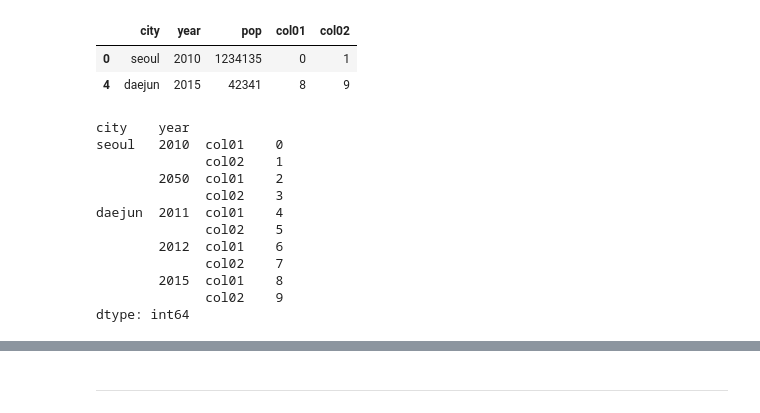
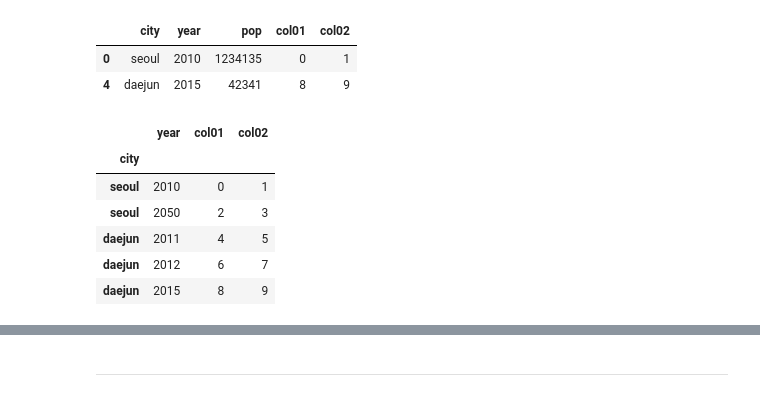
Before and after one commit to tommylee8939/TIL, a Jupyter notebook: Python/Python_data_science/pd_04.ipynb, the cells around one changed output, grey strips where cells are left out. Saved outputs shown, nothing was run; the diff lists cells and outputs as text; code cells hidden in the pictures.

```diff
--- a/Python/Python_data_science/pd_04.ipynb
+++ b/Python/Python_data_science/pd_04.ipynb
@@ -483,19 +483,14 @@ pd.merge(pop01_df,pop02_df,right_index=True,left_on=['city','year'])
 |  | city | year | pop | col01 | col02 |
 | 0 | seoul | 2010 | 1234135 | 0 | 1 |
 | 4 | daejun | 2015 | 42341 | 8 | 9 |
-# %%
-pop02_df.stack()
-# %% [output]
-city    year
-seoul   2010  col01    0
-              col02    1
-        2050  col01    2
-              col02    3
-daejun  2011  col01    4
-              col02    5
-        2012  col01    6
-              col02    7
-        2015  col01    8
-              col02    9
-dtype: int64
+# %%
+pop02_df.reset_index('year')
+# %% [output]
+|  | year | col01 | col02 |
+| city |  |  |  |
+| seoul | 2010 | 0 | 1 |
+| seoul | 2050 | 2 | 3 |
+| daejun | 2011 | 4 | 5 |
+| daejun | 2012 | 6 | 7 |
+| daejun | 2015 | 8 | 9 |
 # %%
```
Also changed, not shown: parts of 1 cell of this notebook.
